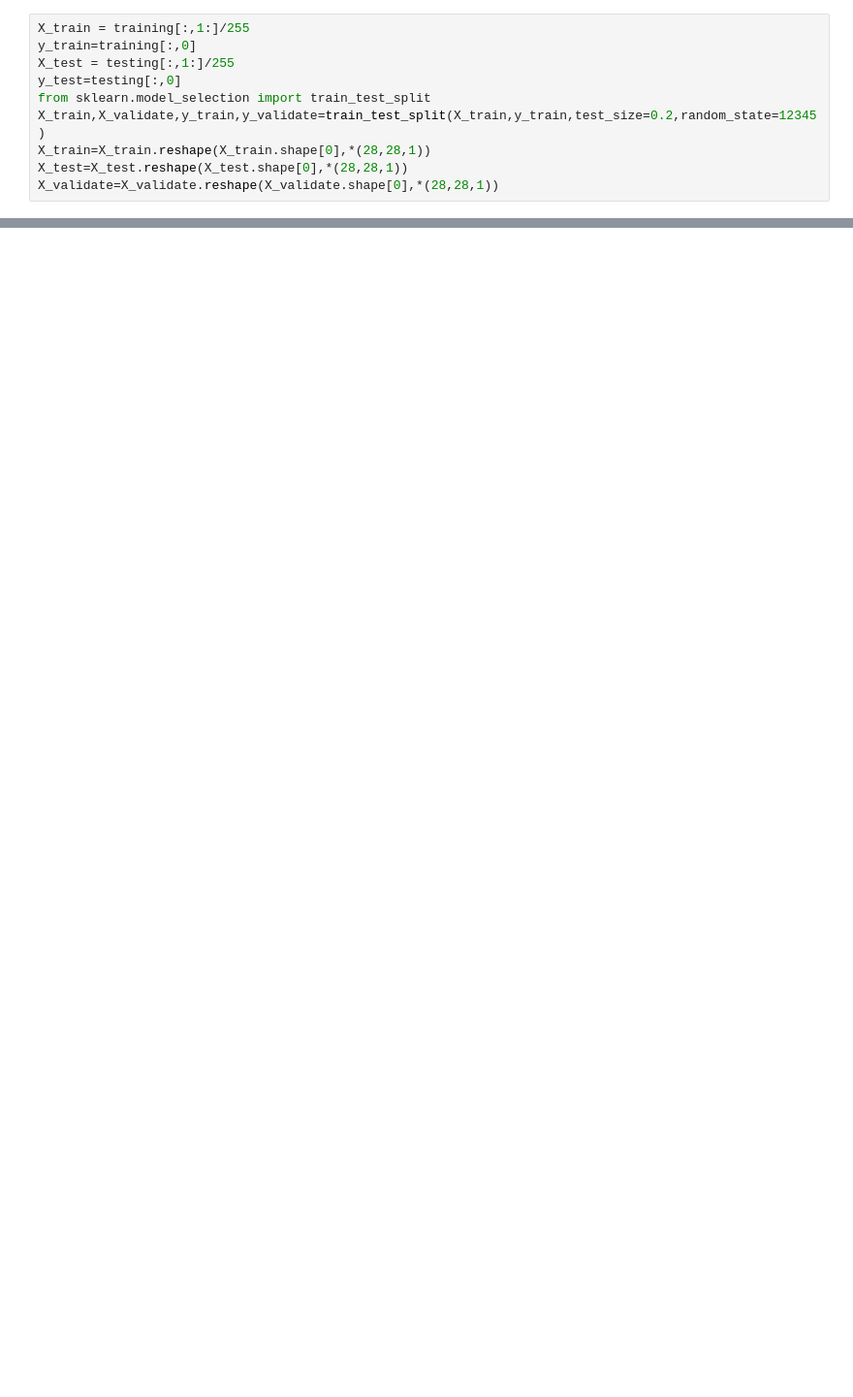
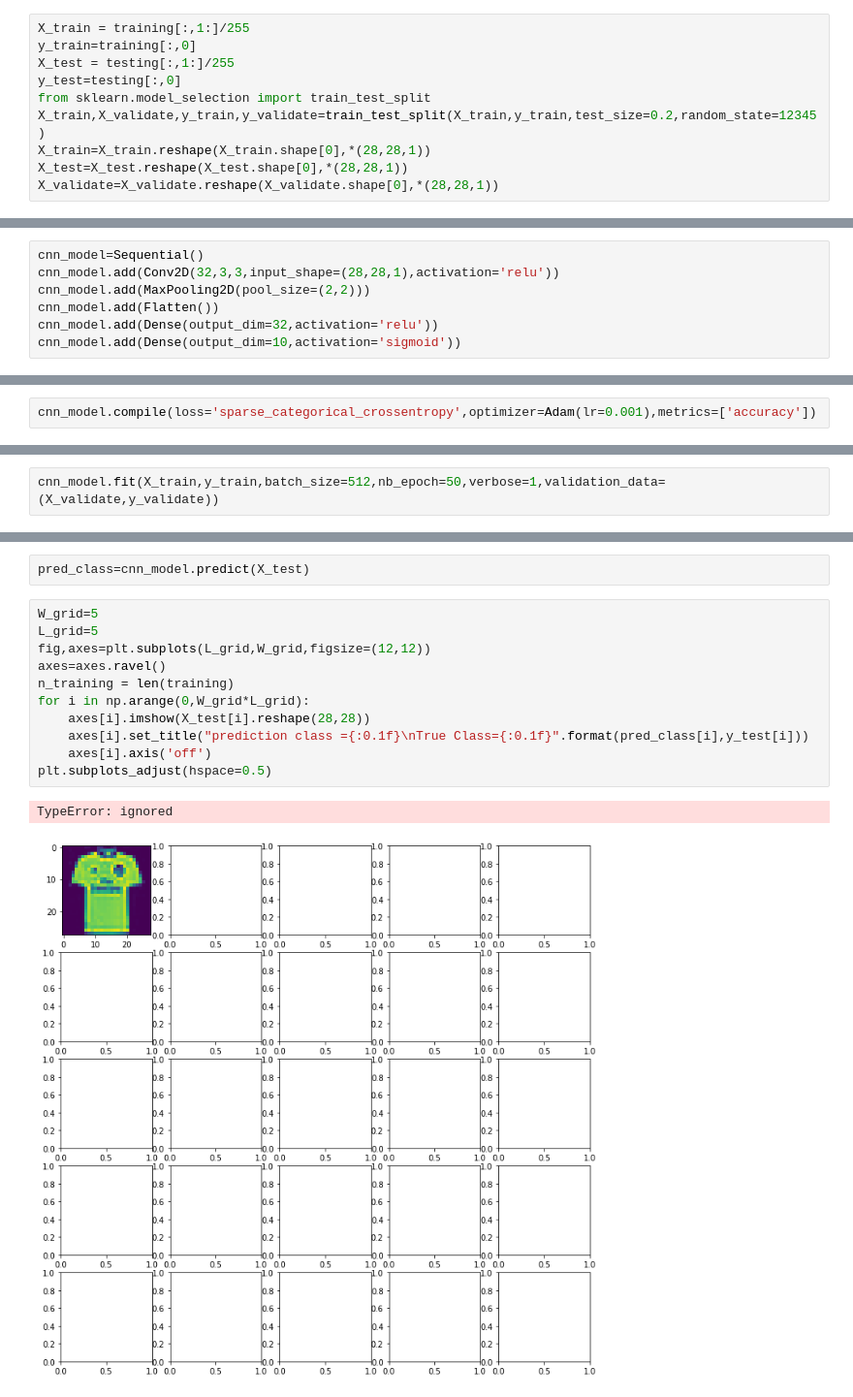
Before and after one commit to AnujaF31/ML-Practice-Notebook, a Jupyter notebook: CNNfashion.ipynb, the cells around one changed output, grey strips where cells are left out. Shown at 97% size. Drawn from its saved outputs; the diff is of its cells as text; blank space fills up the shorter version.

```diff
--- a/CNNfashion.ipynb
+++ b/CNNfashion.ipynb
@@ -45,0 +55,7 @@ X_validate=X_validate.reshape(X_validate.shape[0],*(28,28,1))
+# %%
+cnn_model=Sequential()
+cnn_model.add(Conv2D(32,3,3,input_shape=(28,28,1),activation='relu'))
+cnn_model.add(MaxPooling2D(pool_size=(2,2)))
+cnn_model.add(Flatten())
+cnn_model.add(Dense(output_dim=32,activation='relu'))
+cnn_model.add(Dense(output_dim=10,activation='sigmoid'))
@@ -45,0 +70,2 @@ X_validate=X_validate.reshape(X_validate.shape[0],*(28,28,1))
+# %%
+cnn_model.compile(loss='sparse_categorical_crossentropy',optimizer=Adam(lr=0.001),metrics=['accuracy'])
@@ -45,0 +76,2 @@ X_validate=X_validate.reshape(X_validate.shape[0],*(28,28,1))
+# %%
+cnn_model.fit(X_train,y_train,batch_size=512,nb_epoch=50,verbose=1,validation_data=(X_validate,y_validate))
@@ -45,0 +103,16 @@ X_validate=X_validate.reshape(X_validate.shape[0],*(28,28,1))
+# %%
+pred_class=cnn_model.predict(X_test)
+# %%
+W_grid=5
+L_grid=5
+fig,axes=plt.subplots(L_grid,W_grid,figsize=(12,12))
+axes=axes.ravel()
+n_training = len(training)
+for i in np.arange(0,W_grid*L_grid):
+    axes[i].imshow(X_test[i].reshape(28,28))
+    axes[i].set_title("prediction class ={:0.1f}\nTrue Class={:0.1f}".format(pred_class[i],y_test[i]))
+    axes[i].axis('off')
+plt.subplots_adjust(hspace=0.5)
+# %% [output]
+TypeError: ignored
+[figure, added]
```
Also changed, not shown: parts of 8 cells of this notebook.
